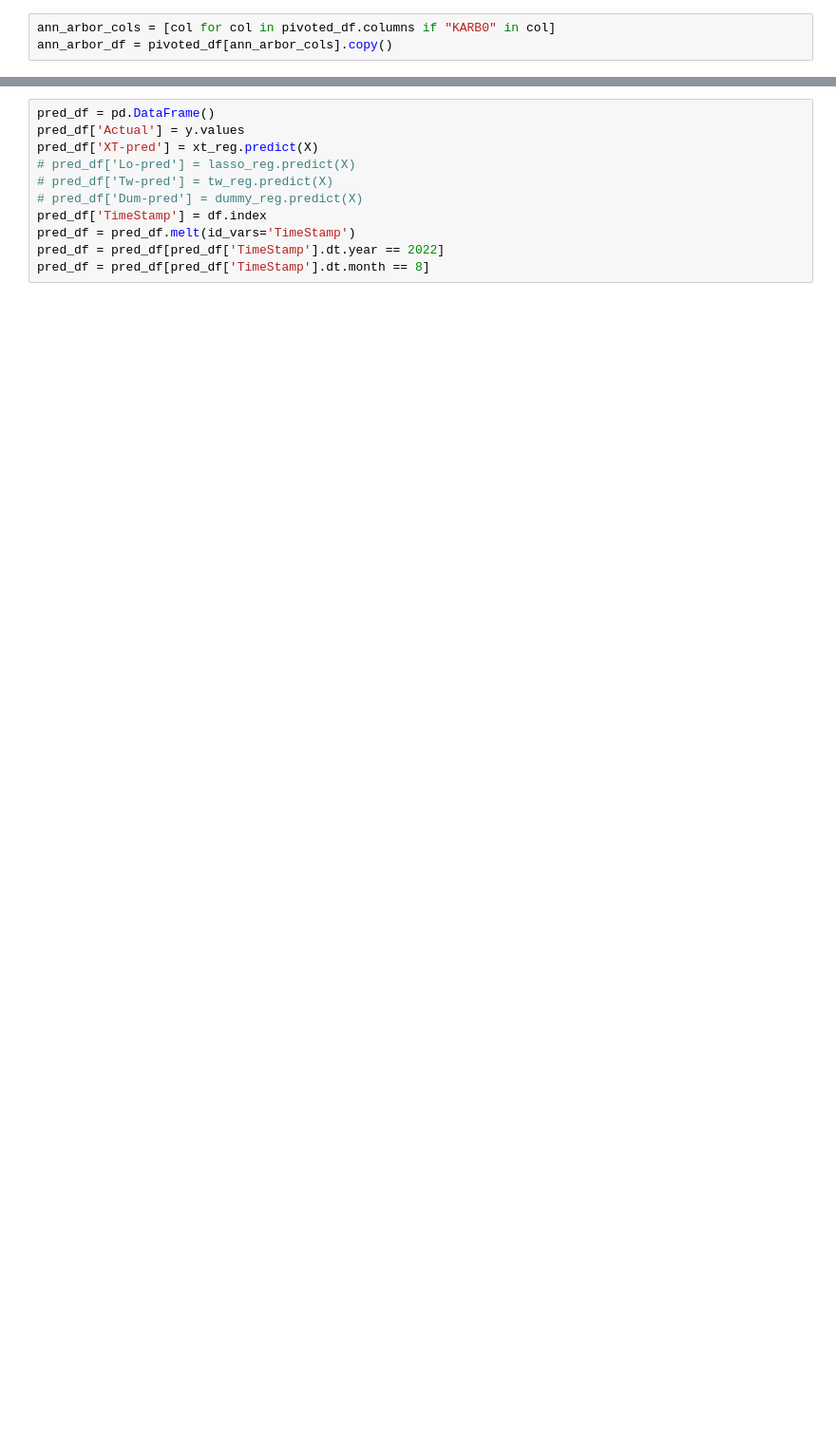
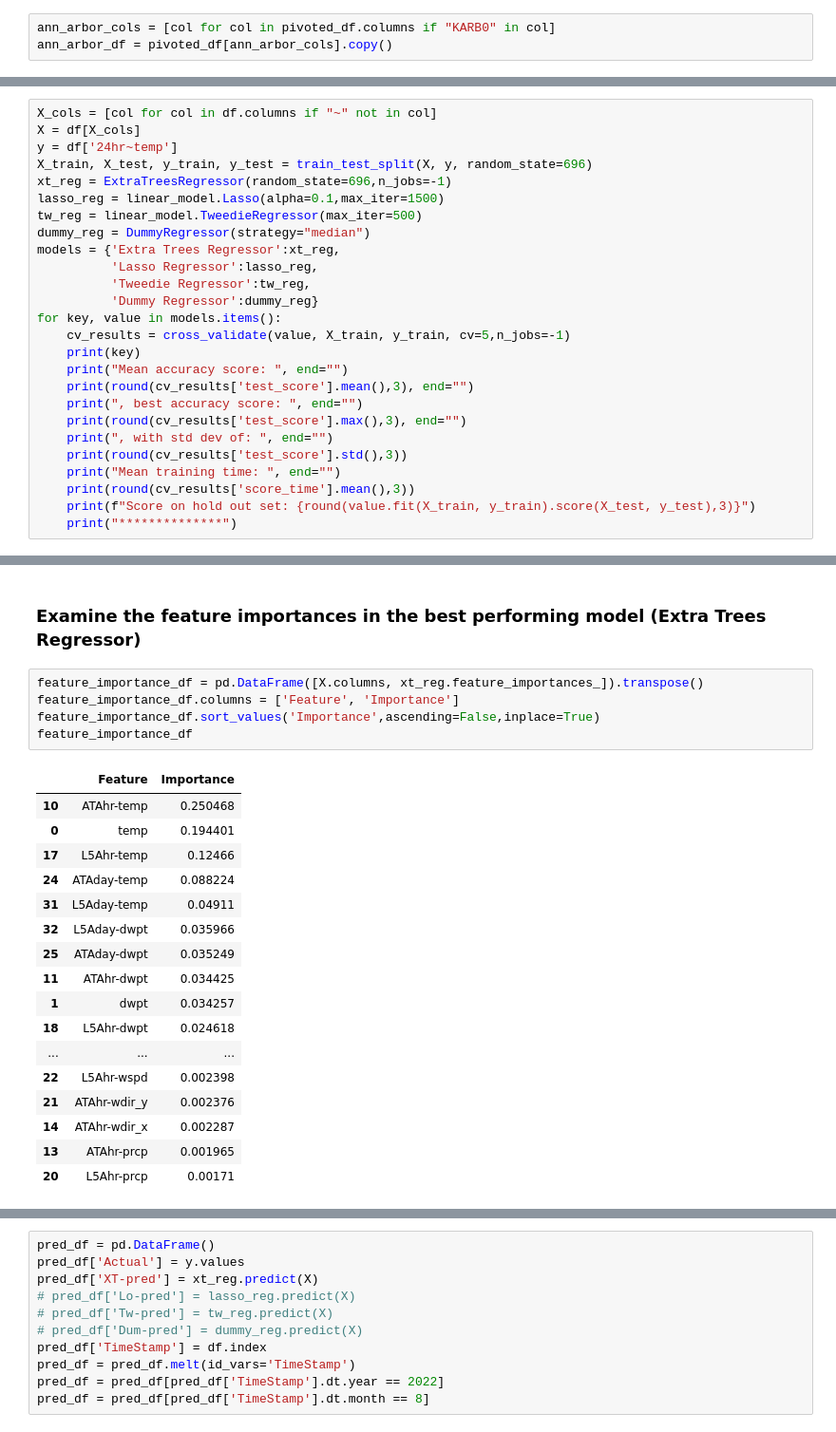
Before and after one commit to Pkeet99/Weatherman, a Jupyter notebook: supervised_models/aa_only_supervised_model.ipynb, the cells around one changed output, grey strips where cells are left out. Shown: that part at 95% size. Drawn from its saved outputs; the diff is of its cells as text; blank space fills up the shorter version.

```diff
--- a/supervised_models/aa_only_supervised_model.ipynb
+++ b/supervised_models/aa_only_supervised_model.ipynb
@@ -316,0 +309,26 @@ feature_importance_df
+# %%
+X_cols = [col for col in df.columns if "~" not in col]
+X = df[X_cols]
+y = df['24hr~temp']
+X_train, X_test, y_train, y_test = train_test_split(X, y, random_state=696)
+xt_reg = ExtraTreesRegressor(random_state=696,n_jobs=-1)
+lasso_reg = linear_model.Lasso(alpha=0.1,max_iter=1500)
+tw_reg = linear_model.TweedieRegressor(max_iter=500)
+dummy_reg = DummyRegressor(strategy="median")
+models = {'Extra Trees Regressor':xt_reg,
+          'Lasso Regressor':lasso_reg,
+          'Tweedie Regressor':tw_reg,
+          'Dummy Regressor':dummy_reg}
+for key, value in models.items():
+    cv_results = cross_validate(value, X_train, y_train, cv=5,n_jobs=-1)
+    print(key)
+    print("Mean accuracy score: ", end="")
+    print(round(cv_results['test_score'].mean(),3), end="")
+    print(", best accuracy score: ", end="")
+    print(round(cv_results['test_score'].max(),3), end="")
+    print(", with std dev of: ", end="")
+    print(round(cv_results['test_score'].std(),3))
+    print("Mean training time: ", end="")
+    print(round(cv_results['score_time'].mean(),3))
+    print(f"Score on hold out set: {round(value.fit(X_train, y_train).score(X_test, y_test),3)}")
+    print("**************")
@@ -317 +361,26 @@ feature_importance_df
+# %% [markdown]
+### Examine the feature importances in the best performing model (Extra Trees Regressor)
+# %%
+feature_importance_df = pd.DataFrame([X.columns, xt_reg.feature_importances_]).transpose()
+feature_importance_df.columns = ['Feature', 'Importance']
+feature_importance_df.sort_values('Importance',ascending=False,inplace=True)
+feature_importance_df
+# %% [output]
+|  | Feature | Importance |
+| 10 | ATAhr-temp | 0.250468 |
+| 0 | temp | 0.194401 |
+| 17 | L5Ahr-temp | 0.12466 |
+| 24 | ATAday-temp | 0.088224 |
+| 31 | L5Aday-temp | 0.04911 |
+| 32 | L5Aday-dwpt | 0.035966 |
+| 25 | ATAday-dwpt | 0.035249 |
+| 11 | ATAhr-dwpt | 0.034425 |
+| 1 | dwpt | 0.034257 |
+| 18 | L5Ahr-dwpt | 0.024618 |
+| ... | ... | ... |
+| 22 | L5Ahr-wspd | 0.002398 |
+| 21 | ATAhr-wdir_y | 0.002376 |
+| 14 | ATAhr-wdir_x | 0.002287 |
+| 13 | ATAhr-prcp | 0.001965 |
+| 20 | L5Ahr-prcp | 0.00171 |
 # %%
```
Also changed, not shown: parts of 56 cells of this notebook, 1 other file.
